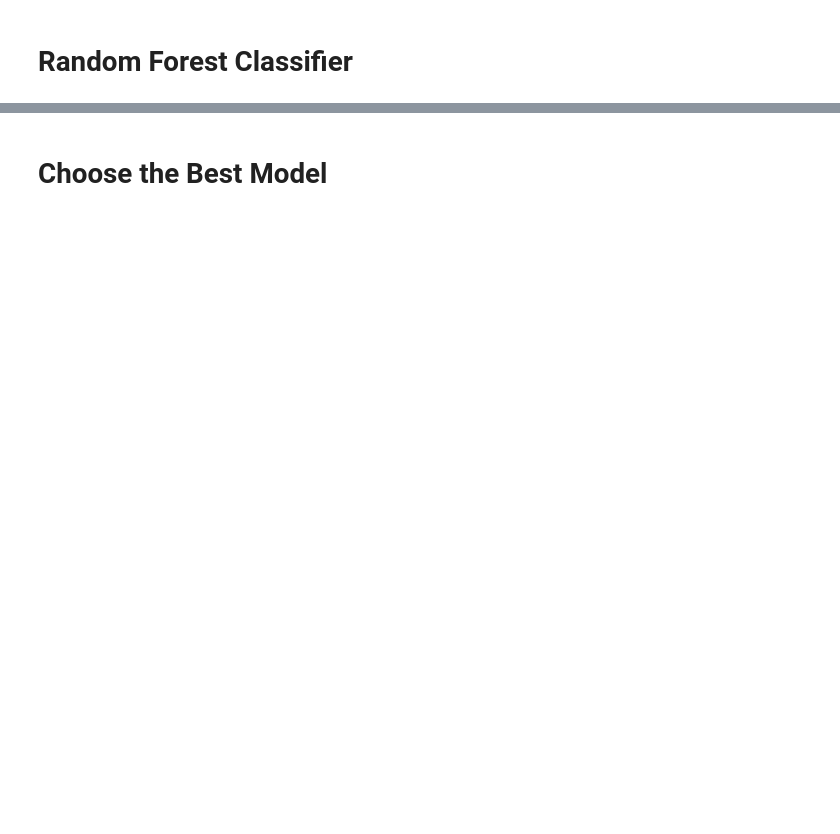
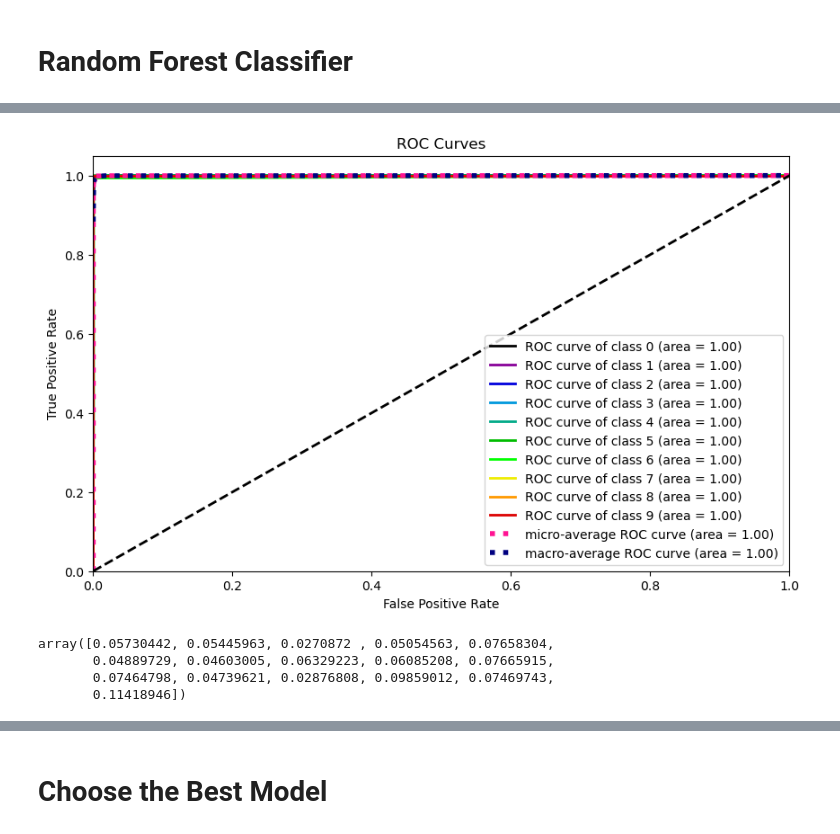
Before and after one commit to defneacer/Hand_Written_Digits_Project, a Jupyter notebook: Hand_Written_Digits_Project.ipynb, the cells around one changed output, grey strips where cells are left out. Cells and saved outputs as stored; diff of their text form; code cells hidden in the pictures; blank space fills up the shorter version.

```diff
--- a/Capstone Project-5 Student (Hand_Written_Digits).ipynb
+++ b/Hand_Written_Digits_Project.ipynb
@@ -465,0 +572,23 @@ grid_model.best_params_
+# %%
+# !pip install scikit-plot
+from scikitplot.metrics import plot_roc, precision_recall_curve
+
+operations = [("scaler", StandardScaler()), ("RF_model", RandomForestClassifier(random_state=61))]
+
+model = Pipeline(steps=operations)
+
+model.fit(X_train, y_train)
+
+y_pred_proba = model.predict_proba(X_test)
+
+plot_roc(y_test, y_pred_proba)
+plt.show();
+# %% [output]
+[figure, added]
+# %%
+pipe_model["RF_model"].feature_importances_ # rf_model.feature_importances_
+# %% [output]
+array([0.05730442, 0.05445963, 0.0270872 , 0.05054563, 0.07658304,
+       0.04889729, 0.04603005, 0.06329223, 0.06085208, 0.07665915,
+       0.07464798, 0.04739621, 0.02876808, 0.09859012, 0.07469743,
+       0.11418946])
```
Also changed, not shown: parts of 59 cells of this notebook.
